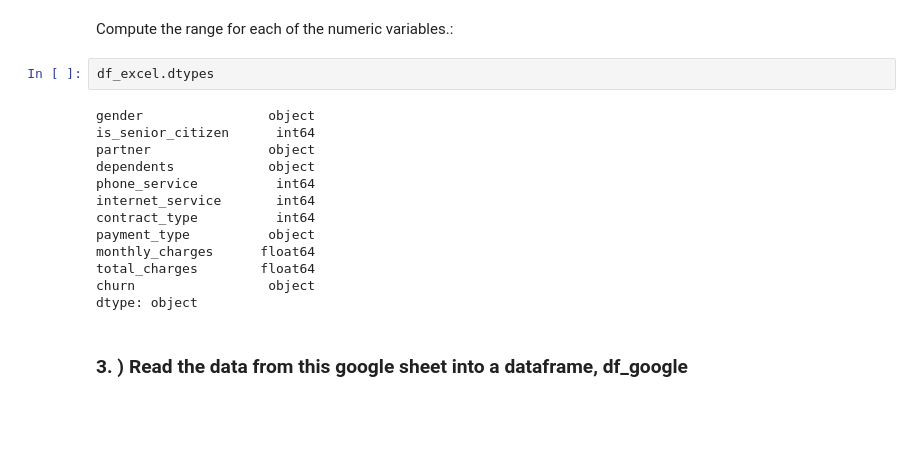
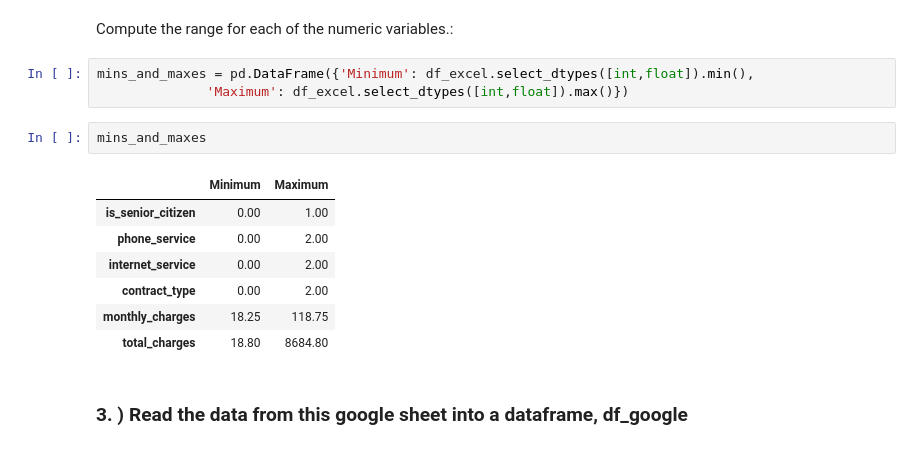
Before and after one commit to davidtenorio1/ds-methodologies-exercises, a Jupyter notebook: classification/classification_exercises.ipynb, the cells around one changed output. Saved outputs shown, nothing was run; the diff lists cells and outputs as text; blank space fills up the shorter version.

```diff
--- a/classification/classification_exercises.ipynb
+++ b/classification/classification_exercises.ipynb
@@ -109,20 +107,18 @@ dtype: bool
 # %% [markdown]
 Compute the range for each of the numeric variables.:
-# %%
-df_excel.dtypes
-# %% [output]
-gender                object
-is_senior_citizen      int64
-partner               object
-dependents            object
-phone_service          int64
-internet_service       int64
-contract_type          int64
-payment_type          object
-monthly_charges      float64
-total_charges        float64
-churn                 object
-dtype: object
+# %%
+mins_and_maxes = pd.DataFrame({'Minimum': df_excel.select_dtypes([int,float]).min(),
+              'Maximum': df_excel.select_dtypes([int,float]).max()})
+# %%
+mins_and_maxes
+# %% [output]
+|  | Minimum | Maximum |
+| is_senior_citizen | 0.00 | 1.00 |
+| phone_service | 0.00 | 2.00 |
+| internet_service | 0.00 | 2.00 |
+| contract_type | 0.00 | 2.00 |
+| monthly_charges | 18.25 | 118.75 |
+| total_charges | 18.80 | 8684.80 |
 # %% [markdown]
 ### 3. ) Read the data from this google sheet into a dataframe, df_google
 # %%
```
Also changed, not shown: parts of 28 cells of this notebook, 1 other file.
